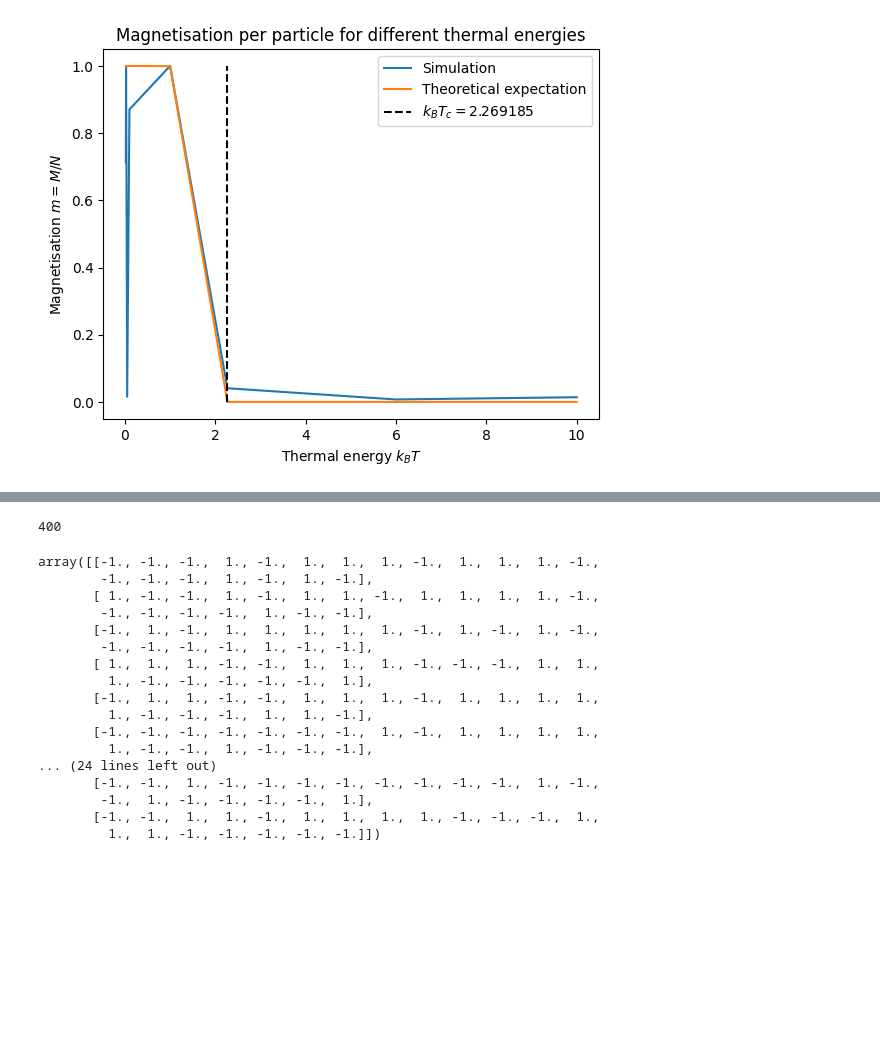
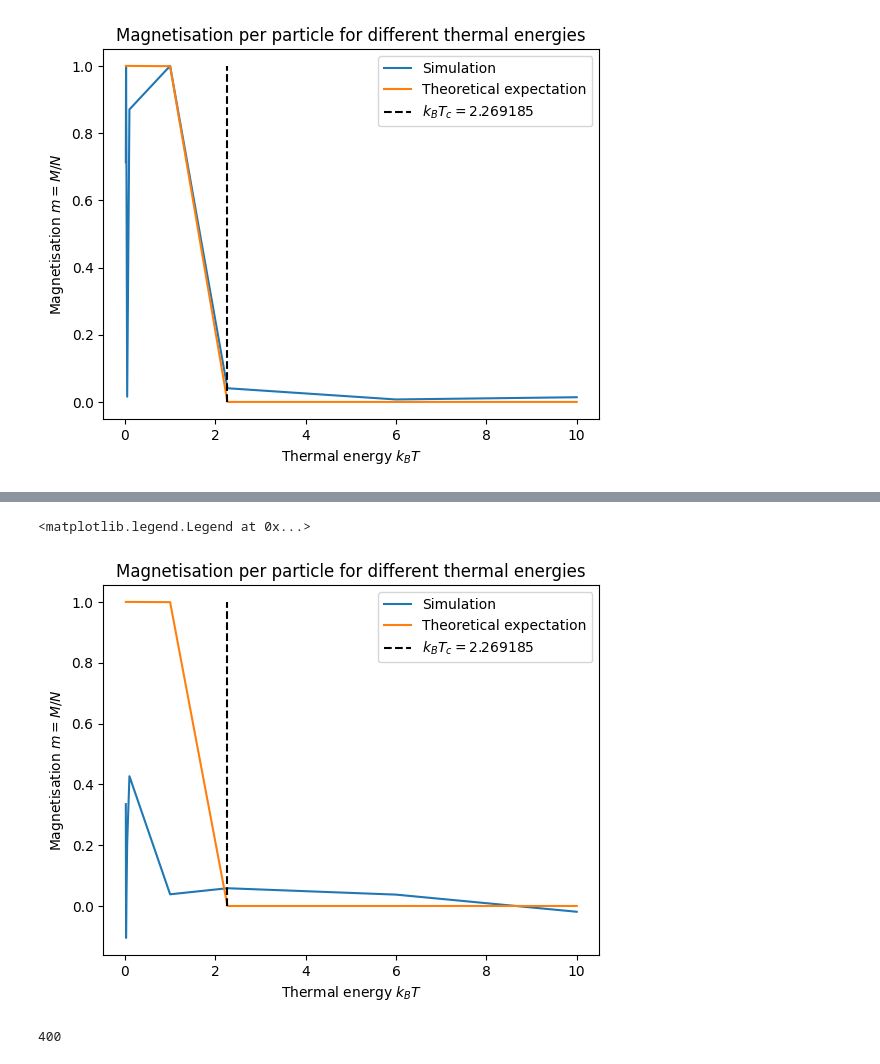
Before and after one commit to corinnawegner/Computational-physics, a Jupyter notebook: Project 2/Problem 2.ipynb, the cells around one changed output, grey strips where cells are left out. Cells and saved outputs as stored; diff of their text form; code cells hidden in the pictures; blank space fills up the shorter version.

Commit message:
2D Ising magnetization plot (weird outlier)

```diff
--- a/Project 2/Problem 2.ipynb
+++ b/Project 2/Problem 2.ipynb
@@ -40,10 +40,10 @@ def energy_2D(config, H_external=0, J=1):
 def metropolis_algorithm(initial_state, num_trials, beta, H_external=0, list_seeds=None):
     sequence_states = [initial_state]
     for n in range(num_trials):
-        #try:
-        #    sd = list_seeds[n]
-        #except:
-        #    sd = np.random.randint(100000)
+        try:
+            sd = list_seeds[n]
+        except:
+            sd = np.random.randint(100000)
         next_sequence = metropolis_step(sequence_states[-1], beta, H_external, seed = 5)
         sequence_states.append(next_sequence)
     return np.array(sequence_states), np.arange(num_trials+1)
@@ -131,0 +128,19 @@ list_M
+# %%
+N = 20
+np.random.seed(42)
+X_0 = np.random.choice([-1, 1], size=(N, N))
+list_M = []
+
+for b in list_beta:
+    tnow = datetime.datetime.now()
+    formatted_time = tnow.strftime("%H:%M:%S")
+    print(f"Metropolis algorithm for k_B T = {1/b} starting at {formatted_time}")
+    list_M_beta = []
+    for i in range(10):
+        states_m, _ = metropolis_algorithm(initial_state=X_0, num_trials=10000, beta=b)
+        states_m = states_m[-100:,:] #Keep only the equilibrium states
+        mag_m = [magnetisation(state) for state in states_m]
+        list_M_beta.append(mag_m)
+    M_mean = np.mean(list_M_beta)
+    list_M.append(M_mean)
+    print(f"Mean magnetisation for k_B T = {1/b}: M = {M_mean}")
@@ -132,3 +166,14 @@ list_M
+# %%
+plt.plot(1/list_beta, np.array(list_M)/(N*N), label = "Simulation")
+plt.plot(1/list_beta, [magnetisation_theor(b) for b in list_beta], label = f"Theoretical expectation")
+plt.vlines(2.269185, 0, 1, "k", linestyles="dashed", label="$k_{B}T_{c}=2.269185$")
+plt.title("Magnetisation per particle for different thermal energies")
+plt.xlabel("Thermal energy $k_{B}T$")
+plt.ylabel("Magnetisation $m = M/N$")
+plt.legend()
+# %% [output]
+<matplotlib.legend.Legend at 0x...>
+[figure, added]
 # %%
 np.random.seed(42)
 X_0 = np.random.choice([-1, 1], size=(N, N))
@@ -136,23 +181,3 @@ state_new, _ = metropolis_algorithm(X_0, 100000, beta=50)
 magnetisation(state_new[-1])
 # %% [output]
 400
-# %%
-state_new[-1]
-# %% [output]
-array([[-1., -1., -1.,  1., -1.,  1.,  1.,  1., -1.,  1.,  1.,  1., -1.,
-        -1., -1., -1.,  1., -1.,  1., -1.],
-       [ 1., -1., -1.,  1., -1.,  1.,  1., -1.,  1.,  1.,  1.,  1., -1.,
-        -1., -1., -1., -1.,  1., -1., -1.],
-       [-1.,  1., -1.,  1.,  1.,  1.,  1.,  1., -1.,  1., -1.,  1., -1.,
-        -1., -1., -1., -1.,  1., -1., -1.],
-       [ 1.,  1.,  1., -1., -1.,  1.,  1.,  1., -1., -1., -1.,  1.,  1.,
-         1., -1., -1., -1., -1., -1.,  1.],
-       [-1.,  1.,  1., -1., -1.,  1.,  1.,  1., -1.,  1.,  1.,  1.,  1.,
-         1., -1., -1., -1.,  1.,  1., -1.],
-       [-1., -1., -1., -1., -1., -1., -1.,  1., -1.,  1.,  1.,  1.,  1.,
-         1., -1., -1.,  1., -1., -1., -1.],
-... (24 lines left out)
-       [-1., -1.,  1., -1., -1., -1., -1., -1., -1., -1., -1.,  1., -1.,
-        -1.,  1., -1., -1., -1., -1.,  1.],
-       [-1., -1.,  1.,  1., -1.,  1.,  1.,  1.,  1., -1., -1., -1.,  1.,
-         1.,  1., -1., -1., -1., -1., -1.]])
```
Also changed, not shown: parts of 2 cells of this notebook.
